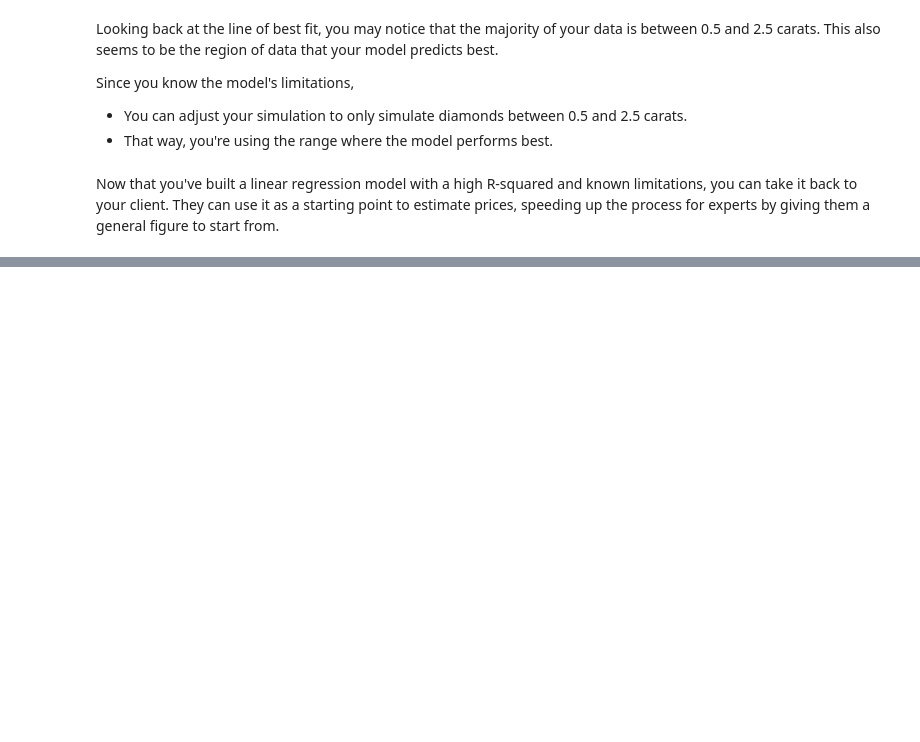
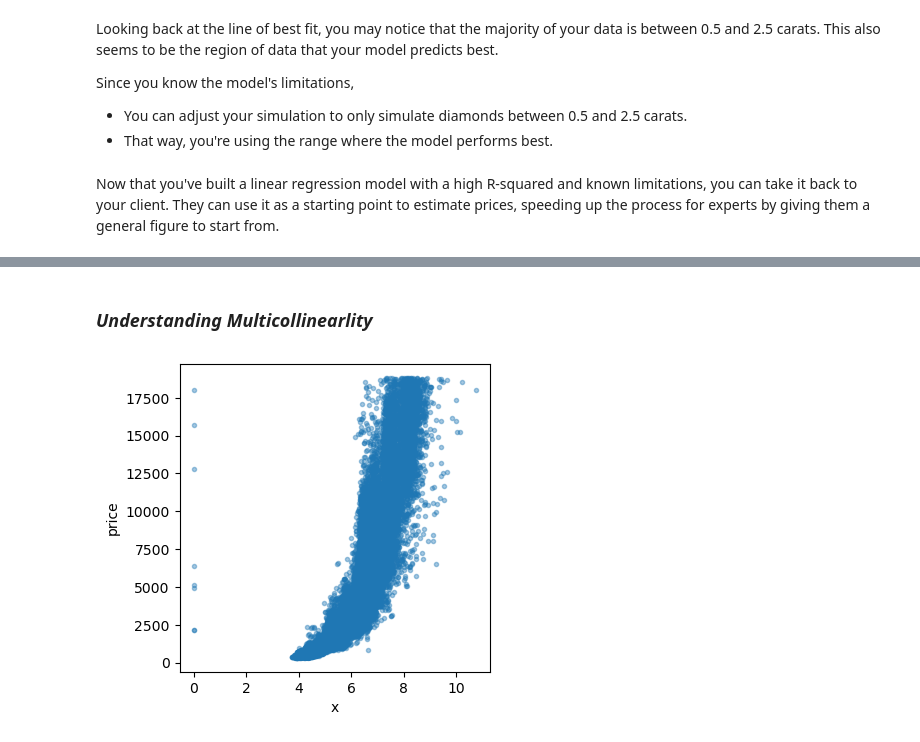
Before and after one commit to ayushi-gajendra/Diamond-Price-Prediction, a Jupyter notebook: Diamond-Analysis-II-LinearRegression.ipynb, the cells around one changed output, grey strips where cells are left out. Drawn from its saved outputs; the diff is of its cells as text; code cells hidden in the pictures; blank space fills up the shorter version.

```diff
--- a/Diamond-Analysis-II-LinearRegression.ipynb
+++ b/Diamond-Analysis-II-LinearRegression.ipynb
@@ -355,0 +598,12 @@ Now that you've built a linear regression model with a high R-squared and known
+# %% [markdown]
+### *Understanding Multicollinearlity*
+# %%
+# Again plotting the relationship between x and price
+
+plt.figure(figsize=(4,4))
+plt.scatter(df["x"], df["price"], marker=".", alpha=0.4)
+plt.xlabel("x")
+plt.ylabel("price")
+plt.show()
+# %% [output]
+[figure, added]
```
Also changed, not shown: parts of 125 cells of this notebook, 7 other files.
